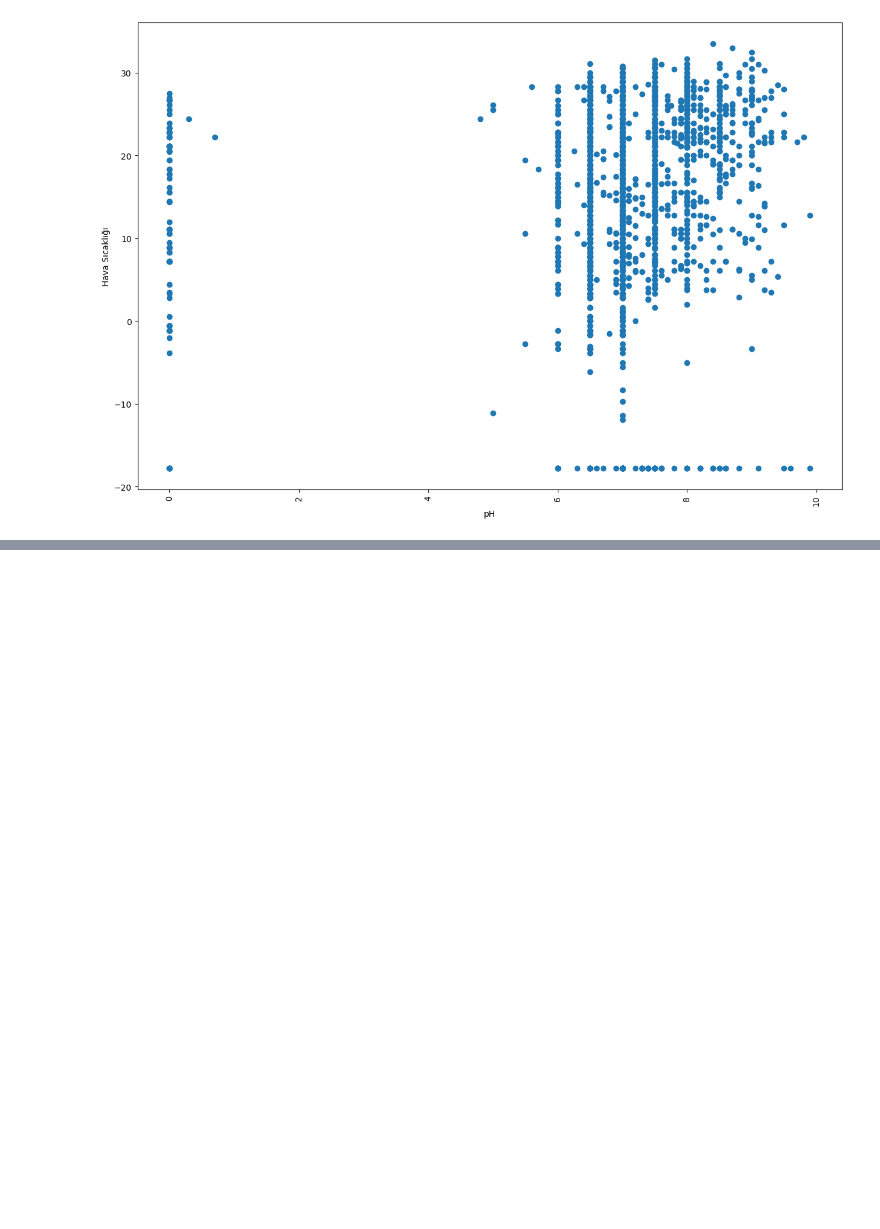
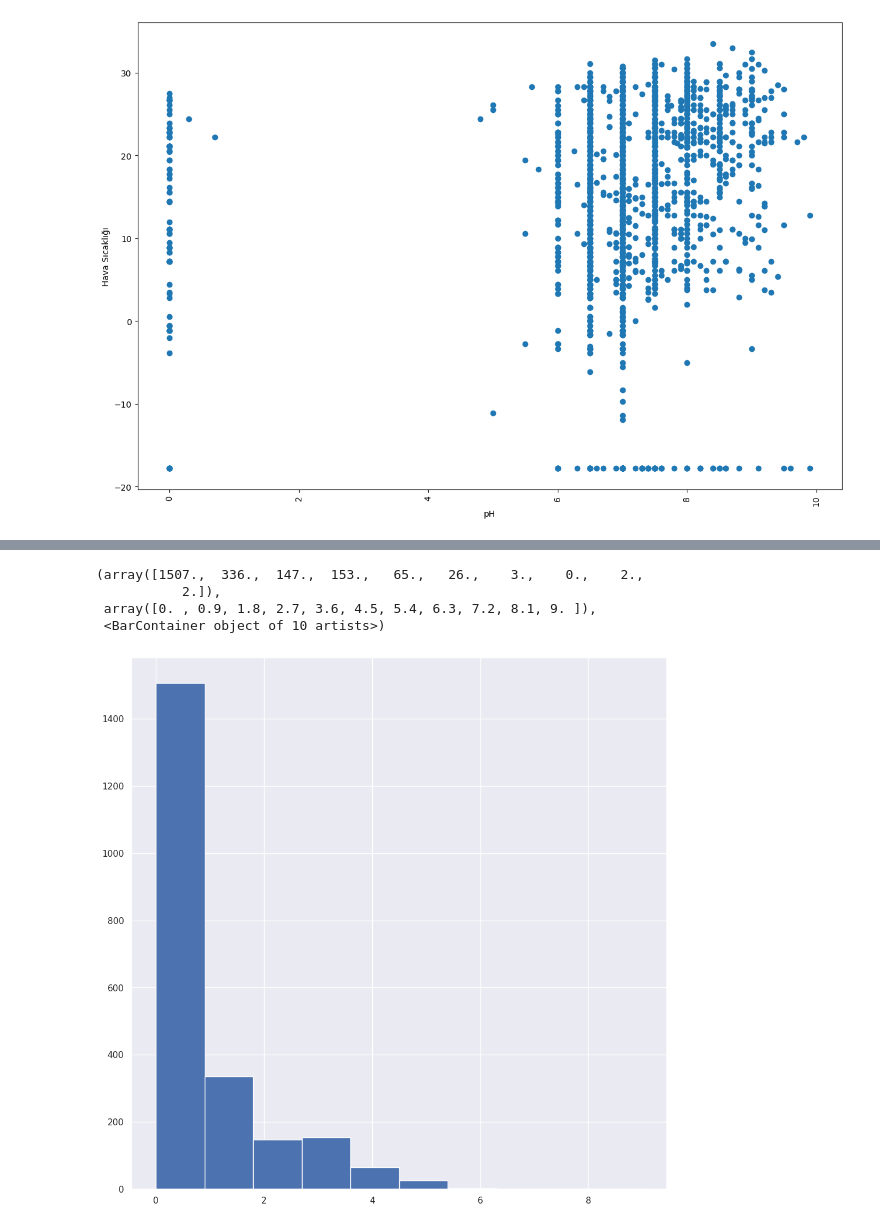
Before and after one commit to erendogan83/water_quality, a Jupyter notebook: water_quality.ipynb, the cells around one changed output, grey strips where cells are left out. Saved outputs shown, nothing was run; the diff lists cells and outputs as text; code cells hidden in the pictures; blank space fills up the shorter version.

```diff
--- a/water_quality.ipynb
+++ b/water_quality.ipynb
@@ -243,0 +256,10 @@ plt.show()
+# %%
+plt.hist(df['Salinity (ppt)'])
+
+#Salinity (ppt) değeri için 0-2 aralığı sağlıklı görünüyor
+# %% [output]
+(array([1507.,  336.,  147.,  153.,   65.,   26.,    3.,    0.,    2.,
+           2.]),
+ array([0. , 0.9, 1.8, 2.7, 3.6, 4.5, 5.4, 6.3, 7.2, 8.1, 9. ]),
+ <BarContainer object of 10 artists>)
+[figure, added]
```
Also changed, not shown: parts of 11 cells of this notebook.
